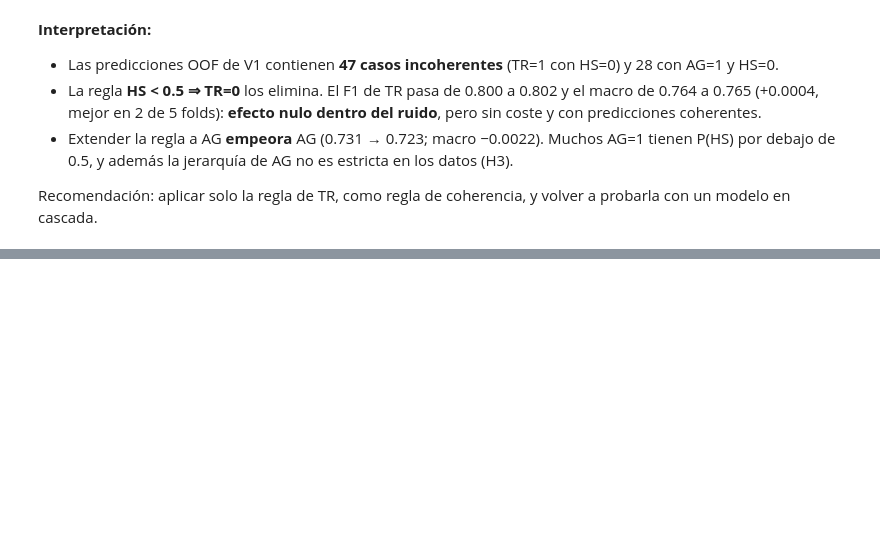
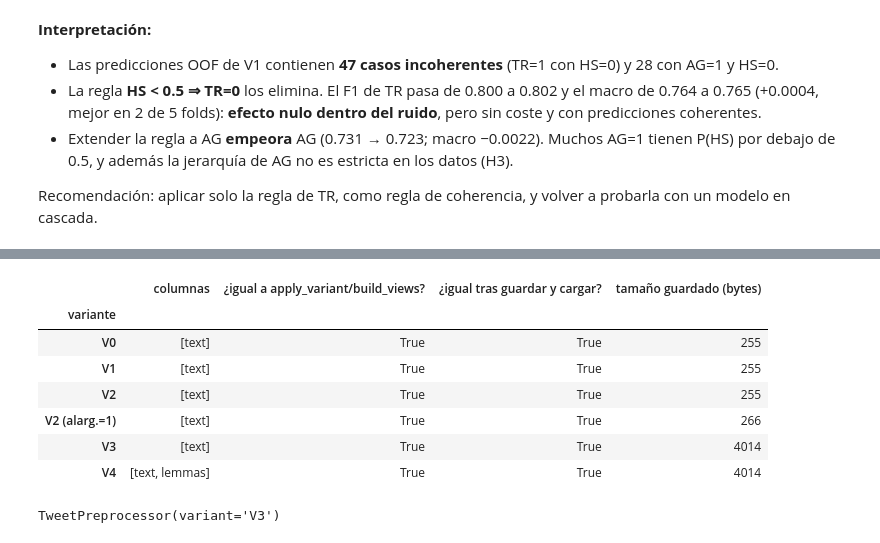
Before and after one commit to SebastianBravo/TweetToxic, a Jupyter notebook: notebooks/02_preprocesamiento.ipynb, the cells around one changed output, grey strips where cells are left out. Drawn from its saved outputs; the diff is of its cells as text; code cells hidden in the pictures; blank space fills up the shorter version.

```diff
--- a/notebooks/02_preprocesamiento.ipynb
+++ b/notebooks/02_preprocesamiento.ipynb
@@ -731,0 +767,29 @@ data/processed/lemma_cache.parquet  (729 KB)
+# %%
+import io
+
+import joblib
+
+rows = []
+for name, variant in pp.VARIANTS.items():
+    prep = pp.TweetPreprocessor(name).fit(train["text"])
+    out = prep.transform(train["text"])
+    buffer = io.BytesIO()
+    joblib.dump(prep, buffer)
+    size = buffer.tell()
+    buffer.seek(0)
+    reloaded = joblib.load(buffer).transform(train["text"])
+    rows.append({"variante": name, "columnas": list(out.columns),
+                 "¿igual a apply_variant/build_views?": bool((out["text"].values == views_for(variant)["text"].values).all()),
+                 "¿igual tras guardar y cargar?": bool(out.equals(reloaded)), "tamaño guardado (bytes)": size})
+display(pd.DataFrame(rows).set_index("variante"))
+print(pp.TweetPreprocessor("V3"))
+# %% [output]
+|  | columnas | ¿igual a apply_variant/build_views? | ¿igual tras guardar y cargar? | tamaño guardado (bytes) |
+| variante |  |  |  |  |
+| V0 | [text] | True | True | 255 |
+| V1 | [text] | True | True | 255 |
+| V2 | [text] | True | True | 255 |
+| V2 (alarg.=1) | [text] | True | True | 266 |
+| V3 | [text] | True | True | 4014 |
+| V4 | [text, lemmas] | True | True | 4014 |
+TweetPreprocessor(variant='V3')
```
Also changed, not shown: parts of 15 cells of this notebook, 52 other files.
